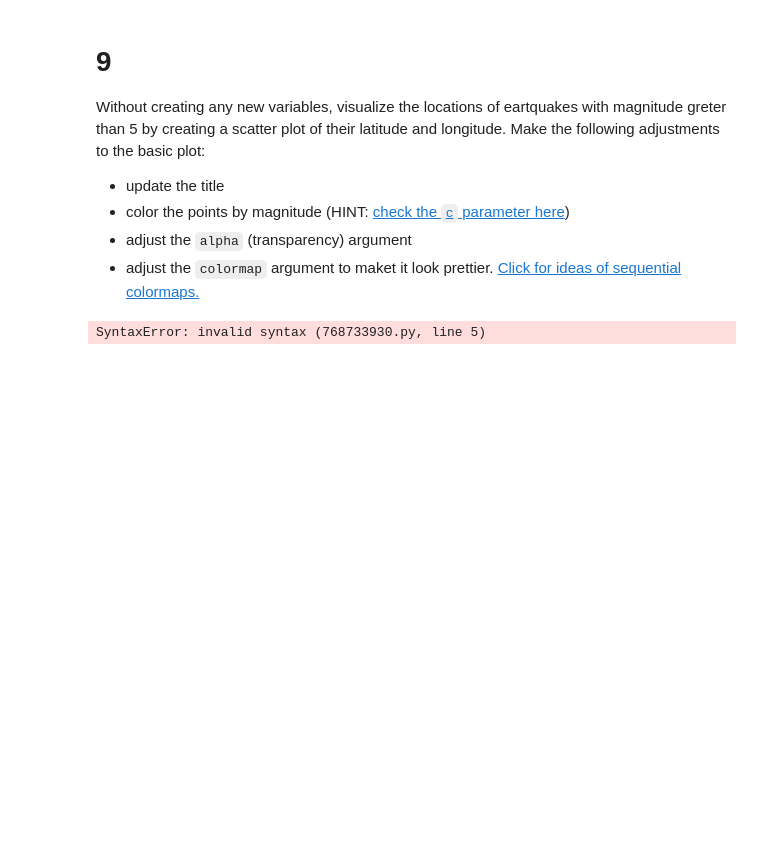
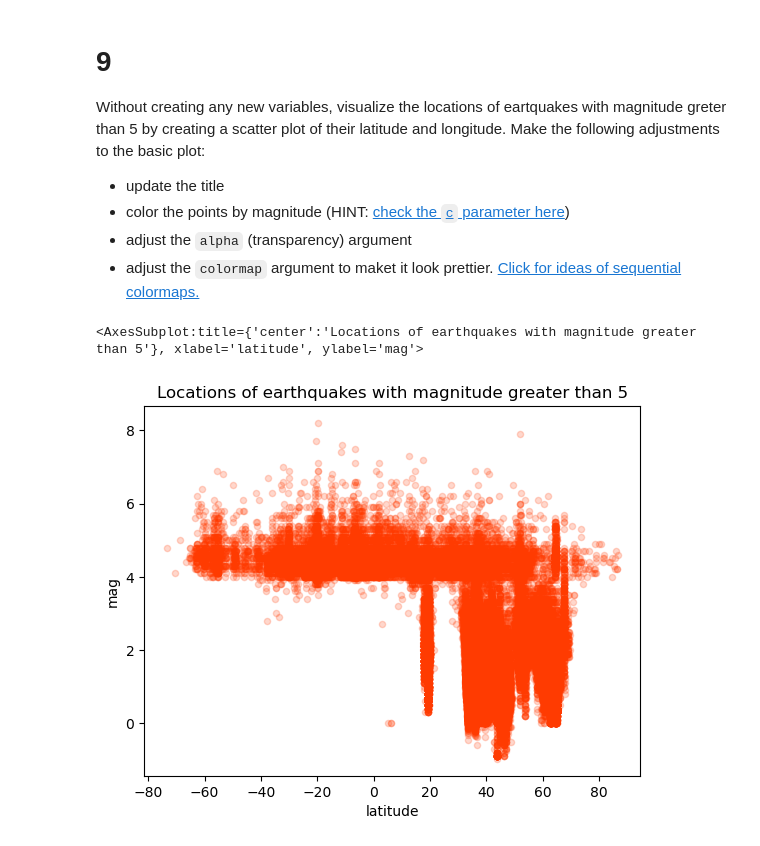
Before and after one commit to lchenhub/eds220-hwk-1, a Jupyter notebook: hwk1-task4.ipynb, the cells around one changed output. Drawn from its saved outputs; the diff is of its cells as text; code cells hidden in the pictures; blank space fills up the shorter version.

```diff
--- a/hwk1-task4.ipynb
+++ b/hwk1-task4.ipynb
@@ -191,13 +205,15 @@ Without creating any new variables, visualize the locations of eartquakes with m
 - adjust the `alpha` (transparency) argument
 - adjust the `colormap` argument to maket it look prettier. [Click for ideas of sequential colormaps.](https://matplotlib.org/stable/users/explain/colors/colormaps.html)
 # %%
-# scatter plot
+# scatter plot for locations of earthquakes w magnitude greater than 5
 
 eqk.plot(kind='scatter',
-         title='Locations of earthquakes with magnitude greater than 5'
-              x='flipper_length_mm',
-              y='body_mass_g',
-              alpha=0.4 # controls transparency of points
+         title='Locations of earthquakes with magnitude greater than 5',  #updated title
+              x='latitude',
+              y='mag',
+             color='#ff3b01',  #adjust colormap
+              alpha=0.2 # changed transparency of points
              )
 # %% [output]
-SyntaxError: invalid syntax (768733930.py, line 5)
+<AxesSubplot:title={'center':'Locations of earthquakes with magnitude greater than 5'}, xlabel='latitude', ylabel='mag'>
+[figure, added]
```
Also changed, not shown: parts of 1 cell of this notebook.
